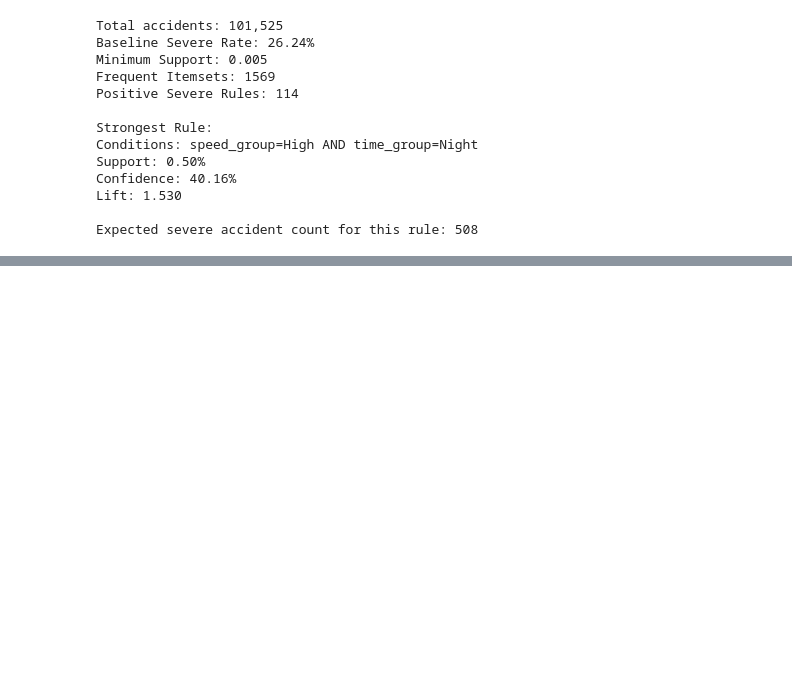
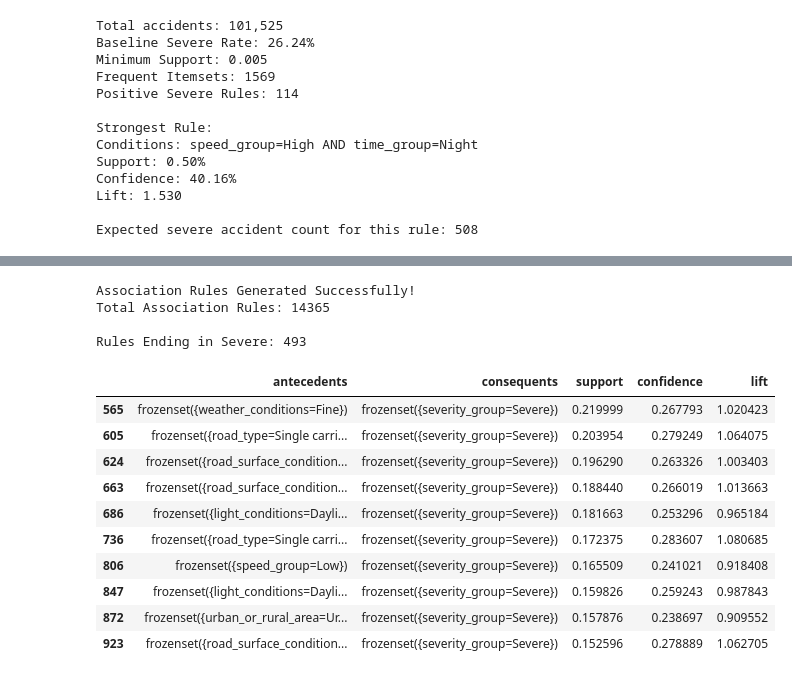
Before and after one commit to oSaio/traffic-accident-patterns, a Jupyter notebook: notebooks/04_apriori.ipynb, the cells around one changed output, grey strips where cells are left out. Saved outputs shown, nothing was run; the diff lists cells and outputs as text; code cells hidden in the pictures; blank space fills up the shorter version.

```diff
--- a/notebooks/04_apriori.ipynb
+++ b/notebooks/04_apriori.ipynb
@@ -576,0 +864,52 @@ Expected severe accident count for this rule: 508
+# %%
+
+# STEP 27: Generate Association Rules
+
+from mlxtend.frequent_patterns import association_rules
+
+# Generate association rules
+rules_clean = association_rules(
+    frequent_itemsets_clean,
+    num_itemsets=len(transactions_clean),
+    metric="confidence",
+    min_threshold=0.15
+)
+
+print("Association Rules Generated Successfully!")
+print("Total Association Rules:", len(rules_clean))
+
+# Select rules where the consequent is Severe
+target_clean = frozenset({"severity_group=Severe"})
+
+severe_rules_clean = rules_clean[
+    rules_clean["consequents"].apply(
+        lambda x: x == target_clean
+    )
+].copy()
+
+print("\nRules Ending in Severe:",
+      len(severe_rules_clean))
+
+# Display the first 10 Severe rules
+display(
+    severe_rules_clean[
+        ["antecedents", "consequents",
+         "support", "confidence", "lift"]
+    ].head(10)
+)
+# %% [output]
+Association Rules Generated Successfully!
+Total Association Rules: 14365
+
+Rules Ending in Severe: 493
+|  | antecedents | consequents | support | confidence | lift |
+| 565 | frozenset({weather_conditions=Fine}) | frozenset({severity_group=Severe}) | 0.219999 | 0.267793 | 1.020423 |
+| 605 | frozenset({road_type=Single carri... | frozenset({severity_group=Severe}) | 0.203954 | 0.279249 | 1.064075 |
+| 624 | frozenset({road_surface_condition... | frozenset({severity_group=Severe}) | 0.196290 | 0.263326 | 1.003403 |
+| 663 | frozenset({road_surface_condition... | frozenset({severity_group=Severe}) | 0.188440 | 0.266019 | 1.013663 |
+| 686 | frozenset({light_conditions=Dayli... | frozenset({severity_group=Severe}) | 0.181663 | 0.253296 | 0.965184 |
+| 736 | frozenset({road_type=Single carri... | frozenset({severity_group=Severe}) | 0.172375 | 0.283607 | 1.080685 |
+| 806 | frozenset({speed_group=Low}) | frozenset({severity_group=Severe}) | 0.165509 | 0.241021 | 0.918408 |
+| 847 | frozenset({light_conditions=Dayli... | frozenset({severity_group=Severe}) | 0.159826 | 0.259243 | 0.987843 |
+| 872 | frozenset({urban_or_rural_area=Ur... | frozenset({severity_group=Severe}) | 0.157876 | 0.238697 | 0.909552 |
+| 923 | frozenset({road_surface_condition... | frozenset({severity_group=Severe}) | 0.152596 | 0.278889 | 1.062705 |
```
Also changed, not shown: parts of 8 cells of this notebook.
